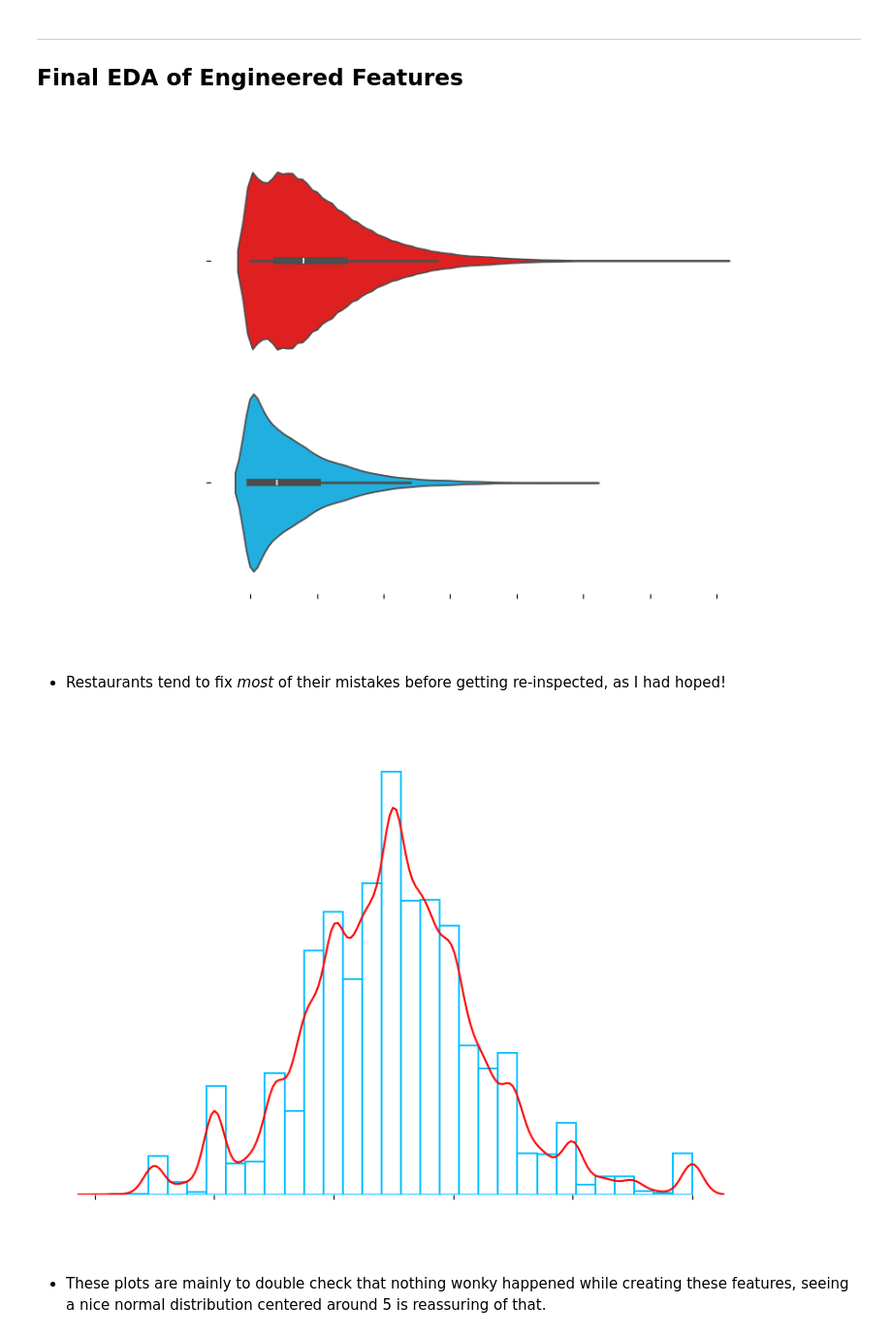
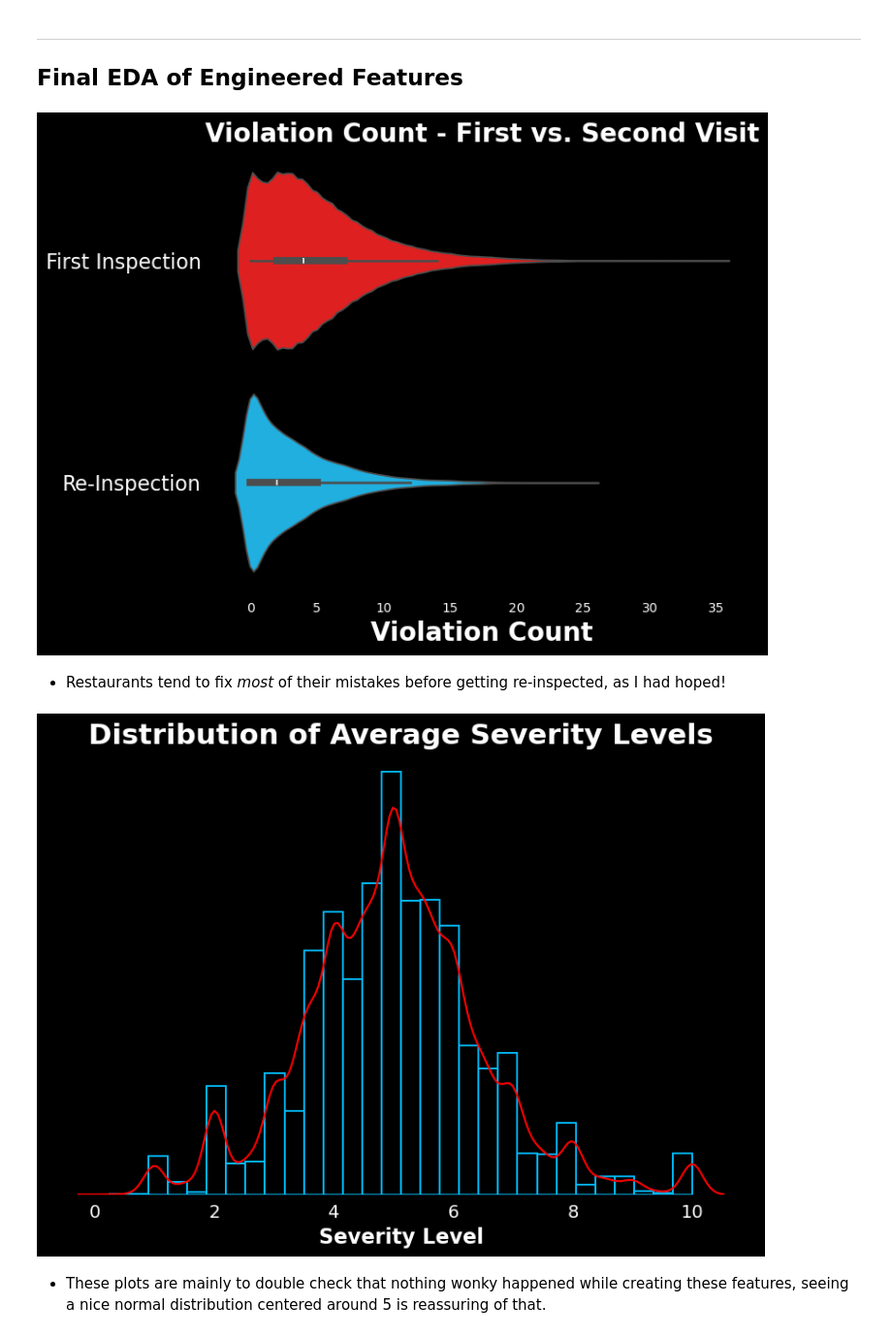
Before and after one commit to CharlesCro/food-inspections, a Jupyter notebook: code/notebooks/01_EDA.ipynb, the cells around one changed output. Shown: that part at 97% size. Saved outputs shown, nothing was run; the diff lists cells and outputs as text; code cells hidden in the pictures.

Commit message:
Updated Plot Backgrounds
Specified graph backgrounds to be black instead of transparent in case the project is viewed in light mode.

```diff
--- a/code/notebooks/01_EDA.ipynb
+++ b/code/notebooks/01_EDA.ipynb
@@ -265,9 +265,9 @@ plt.yticks(color = 'white')
 
 ax = plt.gca()
 
-# Set to transparent.
-ax.patch.set_alpha(0)
-plt.gcf().patch.set_alpha(0)
+# Set black background.
+ax.set_facecolor('black')
+plt.gcf().set_facecolor('black')
 
 # Remove borders.
 for spine in ['top', 'right', 'left', 'bottom']:
@@ -309,9 +309,9 @@ plt.yticks(color = 'white')
 
 ax = plt.gca()
 
-# Set to transparent.
-ax.patch.set_alpha(0)
-plt.gcf().patch.set_alpha(0)
+# Set black background.
+ax.set_facecolor('black')
+plt.gcf().set_facecolor('black')
 
 # Remove borders.
 for spine in ['top', 'right', 'left', 'bottom']:
@@ -494,9 +494,9 @@ ax.set_yticklabels(['First Inspection', 'Re-Inspection'], fontsize = 16)
 plt.xticks(color = 'white')
 plt.yticks(color = 'white')
 
-# Set to transparent.
-ax.patch.set_alpha(0)
-plt.gcf().patch.set_alpha(0)
+# Set black background.
+ax.set_facecolor('black')
+plt.gcf().set_facecolor('black')
 
 # Remove borders.
 for spine in ['top', 'right', 'left', 'bottom']:
@@ -506,7 +506,7 @@ plt.tight_layout()
 # Save plot to images folder.
 plt.savefig('../../images/violation_count_distributions.png');
 # %% [output]
-[figure, old version]
+[figure, new version]
 # %% [markdown]
 - Restaurants tend to fix *most* of their mistakes before getting re-inspected, as I had hoped!
 # %%
@@ -514,37 +514,37 @@ plt.savefig('../../images/violation_count_distributions.png');
 severities = chicago[chicago['average_severity'] > 0]['average_severity']
 
 plt.figure(figsize = (8, 6))
 
 sns.histplot(severities,
              bins = 30,
              stat = 'density',
              fill = False,
              color = 'deepskyblue')
 sns.kdeplot(severities, color = 'red')
 
 # Customization altered to match aesthetic of presentation and may not appear correctly in notebook if you have light theme.
 plt.title('Distribution of Average Severity Levels', fontsize = 22, color = 'white', fontweight = 'bold')
 plt.xlabel('Severity Level', fontsize = 16, color = 'white', fontweight = 'bold')
 
 ax = plt.gca()
 ax.set_ylabel('')
 
 plt.xticks(size = 14, color = 'white')
 plt.yticks([], [])
 
-# Set the plot to be transparent.
-ax.patch.set_alpha(0)
-plt.gcf().patch.set_alpha(0)
+# Set black background.
+ax.set_facecolor('black')
+plt.gcf().set_facecolor('black')
 
 # Remove borders.
 for spine in ['top', 'right', 'left', 'bottom']:
     ax.spines[spine].set_visible(False)
 
 plt.tight_layout()
 # Save plot to images folder.
 plt.savefig('../../images/average_severity_distribution.png');
 # %% [output]
-[figure, old version]
+[figure, new version]
 # %% [markdown]
 - These plots are mainly to double check that nothing wonky happened while creating these features, seeing a nice normal distribution centered around 5 is reassuring of that.
 # %%
```
Also changed, not shown: parts of 3 cells of this notebook, 8 other files.
